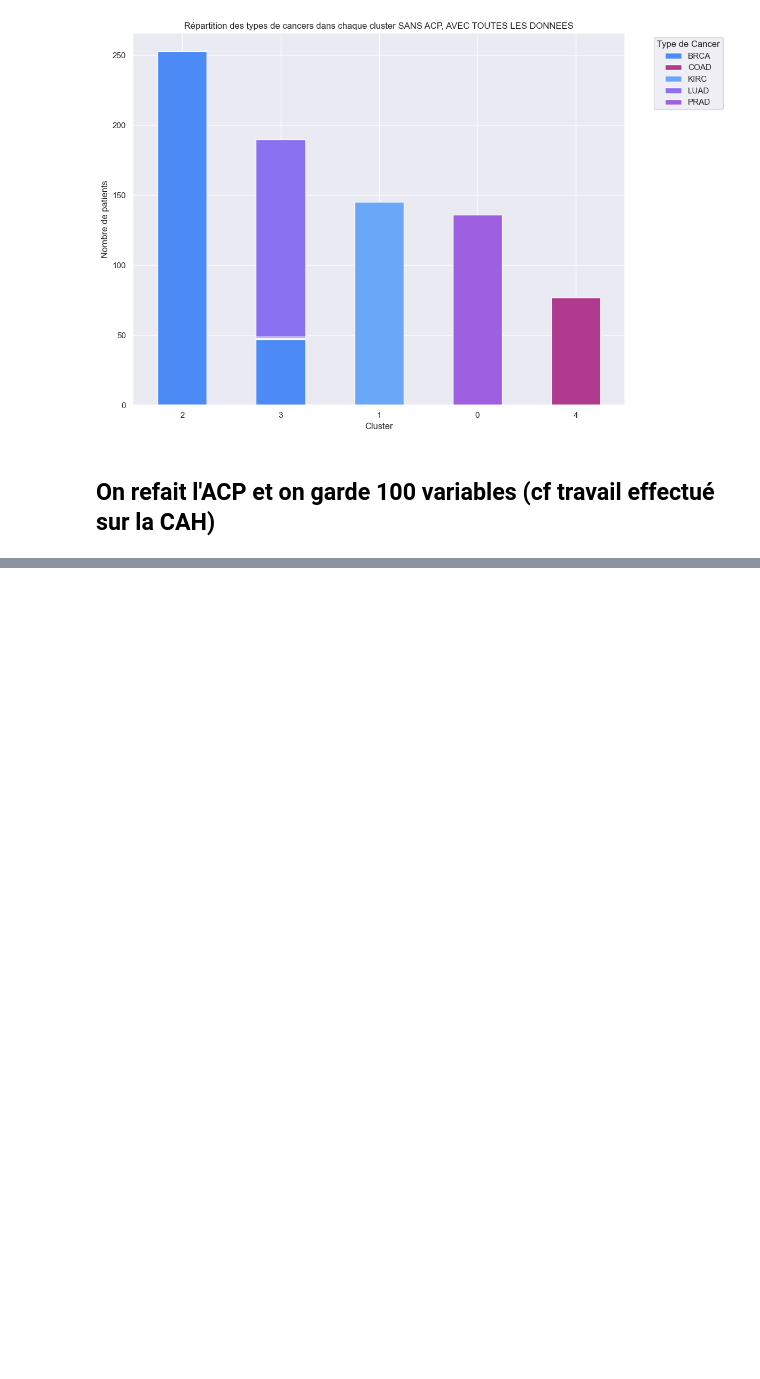
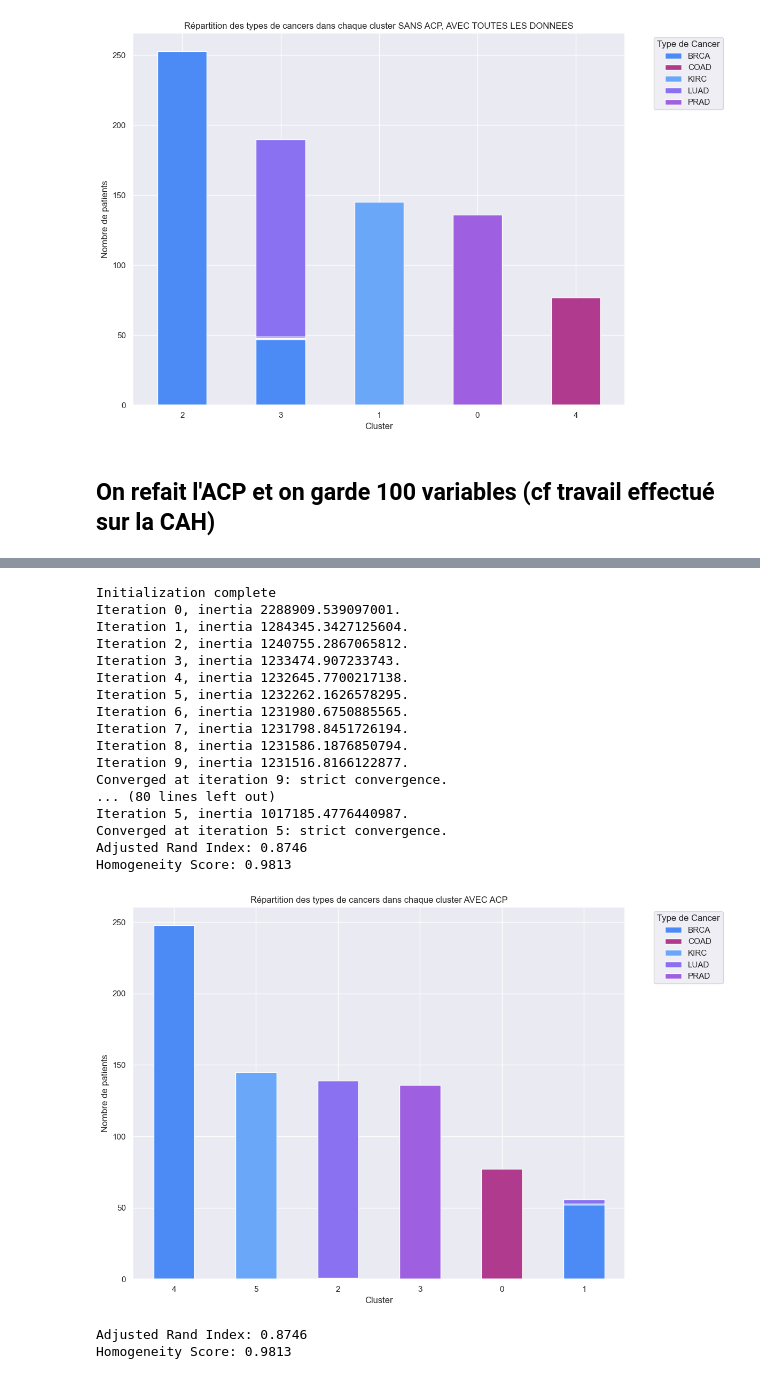
Before and after one commit to leaajo/APST, a Jupyter notebook: 3_kmeans.ipynb, the cells around one changed output, grey strips where cells are left out. Saved outputs shown, nothing was run; the diff lists cells and outputs as text; code cells hidden in the pictures; blank space fills up the shorter version.

```diff
--- a/3_kmeans.ipynb
+++ b/3_kmeans.ipynb
@@ -408,0 +437,77 @@ plt.show()
+# %%
+# AVEC 6 CLASSES
+
+# Réalisation de l'ACP en gardant uniquement les 100 premières composantes
+pca = PCA(n_components=100)
+components = pca.fit_transform(df_scaled)
+
+# Appliquer K-Means sur les 100 premières composantes principales
+kmeans = KMeans(n_clusters=6, n_init=6, init='random', random_state=10, verbose=True)
+kmeans.fit(components)
+
+# Récupérer les labels prédits par K-Means
+predicted_labels = kmeans.labels_
+
+# Charger les labels
+labels = pd.read_csv('data/labels.csv')
+
+# Comparer avec les vrais labels
+true_labels = labels['Class'].astype('category').cat.codes.values  # Convertir les types de cancer en codes numériques
+
+# Calcul des métriques d'évaluation
+ari = adjusted_rand_score(true_labels, predicted_labels)
+homogeneity = homogeneity_score(true_labels, predicted_labels)
+
+print(f"Adjusted Rand Index: {ari:.4f}")
+print(f"Homogeneity Score: {homogeneity:.4f}")
+
+# Ajouter les clusters au DataFrame des labels
+labels['Clusters'] = predicted_labels
+
+# Compter le nombre de patients de chaque type de cancer dans chaque cluster
+cluster_counts = labels.groupby(['Clusters', 'Class']).size().unstack(fill_value=0)
+
+# Trier les clusters en fonction de la fréquence totale des patients dans chaque cluster
+cluster_counts = cluster_counts.loc[cluster_counts.sum(axis=1).sort_values(ascending=False).index]
+
+# Visualiser les résultats avec un barplot en utilisant les couleurs personnalisées (pour la DA)
+colors = ['#4C8BF5', '#B03B8E', '#6BA7F8', '#8A71F2', '#9E60E0']
+
+cluster_counts.plot(kind='bar', stacked=True, figsize=(12, 8), color=colors)
+
+plt.title('Répartition des types de cancers dans chaque cluster AVEC ACP')
+plt.xlabel('Cluster')
+plt.ylabel('Nombre de patients')
+plt.xticks(rotation=0)
+plt.legend(title='Type de Cancer', bbox_to_anchor=(1.05, 1), loc='upper left')
+plt.tight_layout()
+plt.show()
+
+
+# Calcul des métriques d'évaluation
+ari = adjusted_rand_score(true_labels, predicted_labels)
+homogeneity = homogeneity_score(true_labels, predicted_labels)
+
+print(f"Adjusted Rand Index: {ari:.4f}")
+print(f"Homogeneity Score: {homogeneity:.4f}")
+# %% [output]
+Initialization complete
+Iteration 0, inertia 2288909.539097001.
+Iteration 1, inertia 1284345.3427125604.
+Iteration 2, inertia 1240755.2867065812.
+Iteration 3, inertia 1233474.907233743.
+Iteration 4, inertia 1232645.7700217138.
+Iteration 5, inertia 1232262.1626578295.
+Iteration 6, inertia 1231980.6750885565.
+Iteration 7, inertia 1231798.8451726194.
+Iteration 8, inertia 1231586.1876850794.
+Iteration 9, inertia 1231516.8166122877.
+Converged at iteration 9: strict convergence.
+... (80 lines left out)
+Iteration 5, inertia 1017185.4776440987.
+Converged at iteration 5: strict convergence.
+Adjusted Rand Index: 0.8746
+Homogeneity Score: 0.9813
+[figure, added]
+Adjusted Rand Index: 0.8746
+Homogeneity Score: 0.9813
```
Also changed, not shown: parts of 4 cells of this notebook, 2 other files.
